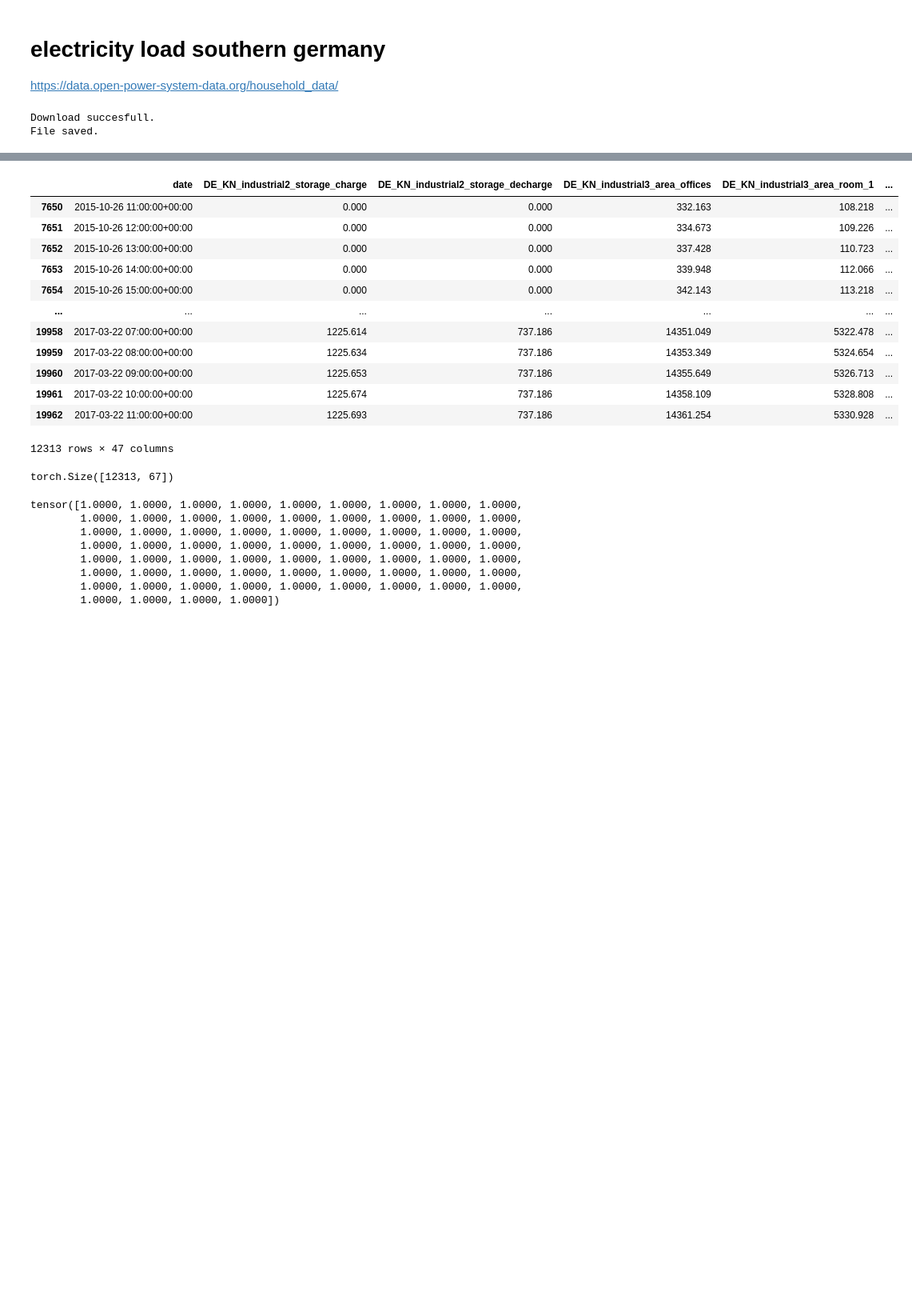
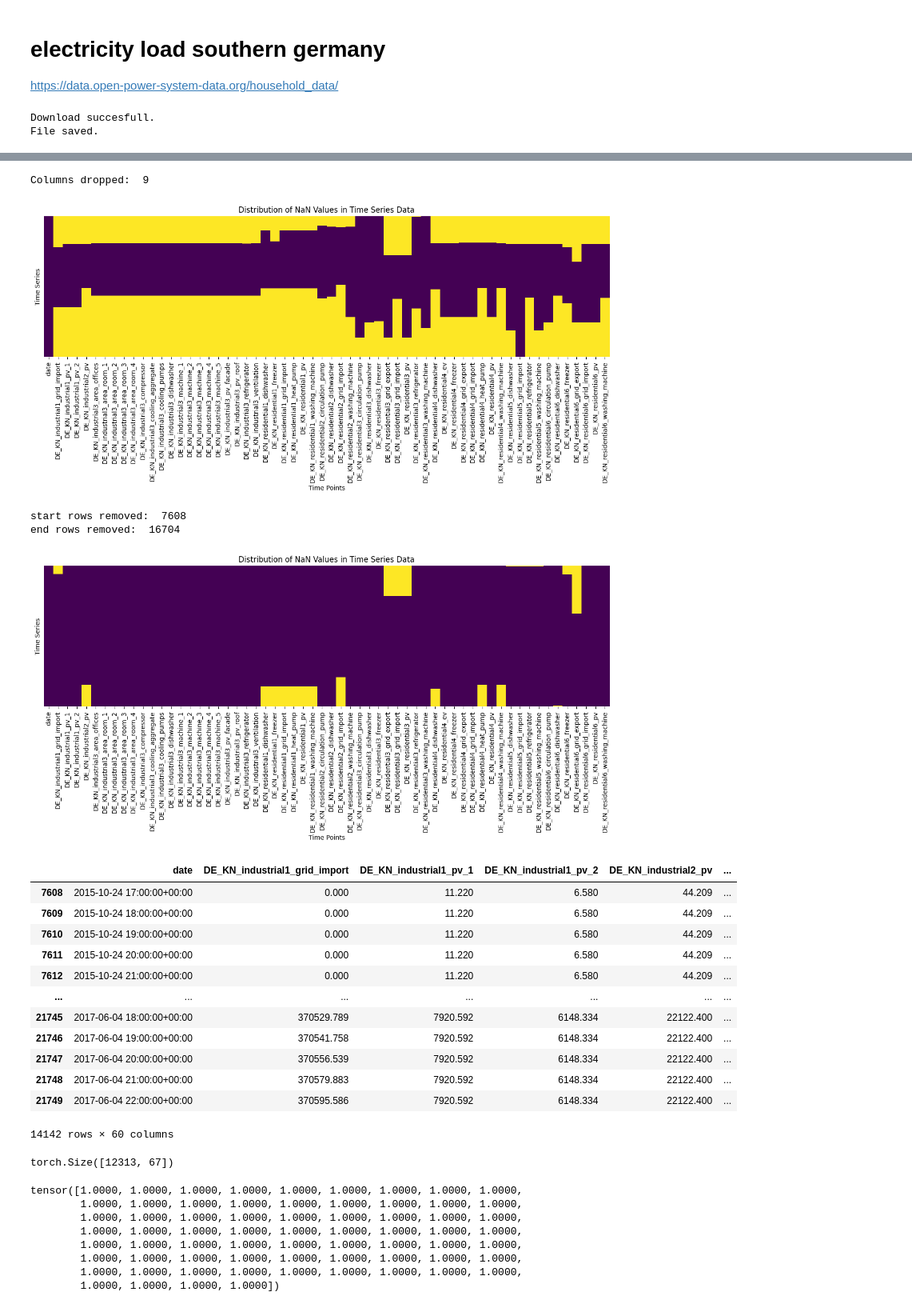
Before and after one commit to ben10ben/thesis, a Jupyter notebook: src/exploratory.ipynb, the cells around one changed output, grey strips where cells are left out. Shown at 80% size. Saved outputs shown, nothing was run; the diff lists cells and outputs as text; code cells hidden in the pictures; blank space fills up the shorter version.

```diff
--- a/src/exploratory.ipynb
+++ b/src/exploratory.ipynb
@@ -64,25 +1,16 @@ df
 # %%
-"""
-europe electricity data
-jupyterNB for explanation: https://nbviewer.org/github/Open-Power-System-Data/datapackage_timeseries/blob/2020-10-06/main.ipynb
-- 50k entries
-- 300 variates
-- countries have different variates as some dont have wind/offshore or some NANs
-
-"""
+import torch
+import requests
 import config
 import matplotlib.pyplot as plt
 import seaborn as sns
 import pandas as pd
 from utils import data_handling, helpers
 import random
-import matplotlib.pyplot as plt
 
-df = pd.read_csv(config.CONFIG_DATA["eu_electricity"] / ".csv")
-print(df.head())
+
 def visualize_nans(df):
-	# Create a heatmap to visualize the distribution of NaN values after removing some
-	nan_counts = df.isna().sum()
+	# heatmap to visualize the distribution of NaN values after removing some
 
 	plt.figure(figsize=(16, 4))
 	sns.heatmap(df.isna(), cmap='viridis', cbar=False, yticklabels=False)
@@ -90,4 +18,3 @@ def visualize_nans(df):
 	plt.ylabel('Time Series')
 	plt.title('Distribution of NaN Values in Time Series Data')
 	plt.show()
-visualize_nans(df)
@@ -221,25 +164,32 @@ df = df.drop('interpolated', axis=1)
 # rename to fit DataSetClass
 df.rename(columns={'utc_timestamp': 'date'}, inplace=True)
 df['date'] = pd.to_datetime(df['date'])
+visualize_nans(df)
 
-
-
-# drop columns with more than 90% missing values
-threshold = 0.9 * len(df)
+# drop columns
+threshold = 0.7 * len(df)
 columns_to_drop = df.columns[df.isna().sum() > threshold]
 df = df.drop(columns=columns_to_drop)
+print("Columns dropped: ", len(columns_to_drop))
+visualize_nans(df)
 
-# drop rows with more than 20% NANs
-threshold = 0.20 * len(df.columns)
-df = df[df.isna().sum(axis=1) <= threshold]
+# drop rows at start and end with too many nan
+counter_start = 0
+while df.iloc[0].isnull().mean() > 0.20:
+    df.drop(df.index[0], inplace=True)
+    counter_start +=1
+print("start rows removed: ", counter_start)
+
+counter_end = 0
+while df.iloc[-1].isnull().mean() > 0.20:
+    df.drop(df.index[-1], inplace=True)
+    counter_end += 1
+print("end rows removed: ", counter_end)
+visualize_nans(df)
 
 # forward fill if previous values are present
 df = df.fillna(method='ffill')
-
-# values at the start are set to zero, no more NANs
 df = df.fillna(0)
-
-
 
 # Sort the DataFrame based on the 'date' column
 df = df.sort_values(by='date')
@@ -248,16 +199,21 @@ df
+Columns dropped:  9
+[figure, added]
+start rows removed:  7608
+end rows removed:  16704
+[figure, added]
-|  | date | DE_KN_industrial2_storage_charge | DE_KN_industrial2_storage_decharge | DE_KN_industrial3_area_offices | DE_KN_industrial3_area_room_1 | ... |
-| 7650 | 2015-10-26 11:00:00+00:00 | 0.000 | 0.000 | 332.163 | 108.218 | ... |
-| 7651 | 2015-10-26 12:00:00+00:00 | 0.000 | 0.000 | 334.673 | 109.226 | ... |
-| 7652 | 2015-10-26 13:00:00+00:00 | 0.000 | 0.000 | 337.428 | 110.723 | ... |
-| 7653 | 2015-10-26 14:00:00+00:00 | 0.000 | 0.000 | 339.948 | 112.066 | ... |
-| 7654 | 2015-10-26 15:00:00+00:00 | 0.000 | 0.000 | 342.143 | 113.218 | ... |
+|  | date | DE_KN_industrial1_grid_import | DE_KN_industrial1_pv_1 | DE_KN_industrial1_pv_2 | DE_KN_industrial2_pv | ... |
+| 7608 | 2015-10-24 17:00:00+00:00 | 0.000 | 11.220 | 6.580 | 44.209 | ... |
+| 7609 | 2015-10-24 18:00:00+00:00 | 0.000 | 11.220 | 6.580 | 44.209 | ... |
+| 7610 | 2015-10-24 19:00:00+00:00 | 0.000 | 11.220 | 6.580 | 44.209 | ... |
+| 7611 | 2015-10-24 20:00:00+00:00 | 0.000 | 11.220 | 6.580 | 44.209 | ... |
+| 7612 | 2015-10-24 21:00:00+00:00 | 0.000 | 11.220 | 6.580 | 44.209 | ... |
 | ... | ... | ... | ... | ... | ... | ... |
-| 19958 | 2017-03-22 07:00:00+00:00 | 1225.614 | 737.186 | 14351.049 | 5322.478 | ... |
-| 19959 | 2017-03-22 08:00:00+00:00 | 1225.634 | 737.186 | 14353.349 | 5324.654 | ... |
-| 19960 | 2017-03-22 09:00:00+00:00 | 1225.653 | 737.186 | 14355.649 | 5326.713 | ... |
-| 19961 | 2017-03-22 10:00:00+00:00 | 1225.674 | 737.186 | 14358.109 | 5328.808 | ... |
-| 19962 | 2017-03-22 11:00:00+00:00 | 1225.693 | 737.186 | 14361.254 | 5330.928 | ... |
+| 21745 | 2017-06-04 18:00:00+00:00 | 370529.789 | 7920.592 | 6148.334 | 22122.400 | ... |
+| 21746 | 2017-06-04 19:00:00+00:00 | 370541.758 | 7920.592 | 6148.334 | 22122.400 | ... |
+| 21747 | 2017-06-04 20:00:00+00:00 | 370556.539 | 7920.592 | 6148.334 | 22122.400 | ... |
+| 21748 | 2017-06-04 21:00:00+00:00 | 370579.883 | 7920.592 | 6148.334 | 22122.400 | ... |
+| 21749 | 2017-06-04 22:00:00+00:00 | 370595.586 | 7920.592 | 6148.334 | 22122.400 | ... |
-12313 rows × 47 columns
+14142 rows × 60 columns
 # %%
 # bavaria dataset
 data_tensor = data_handling.load_bavaria_electricity()
```
Also changed, not shown: parts of 20 cells of this notebook, 4 other files.
